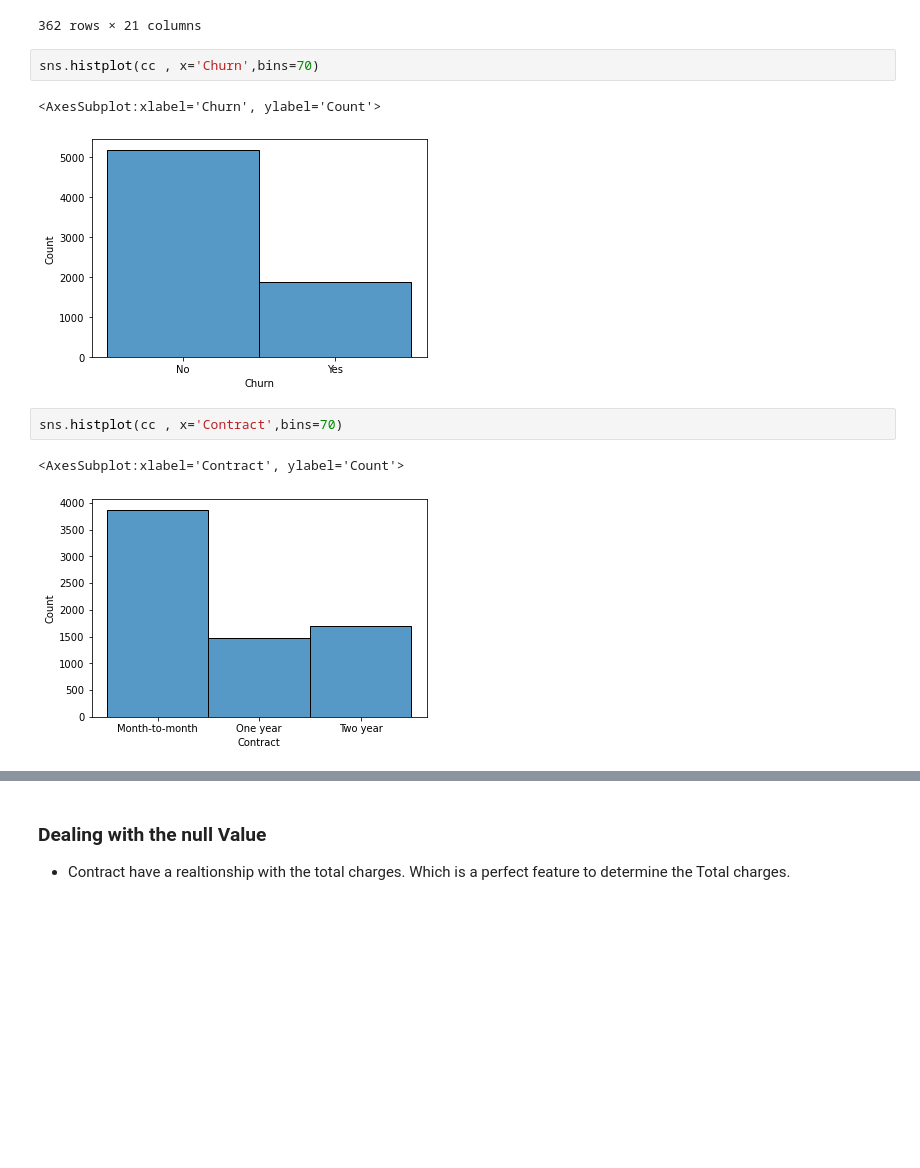
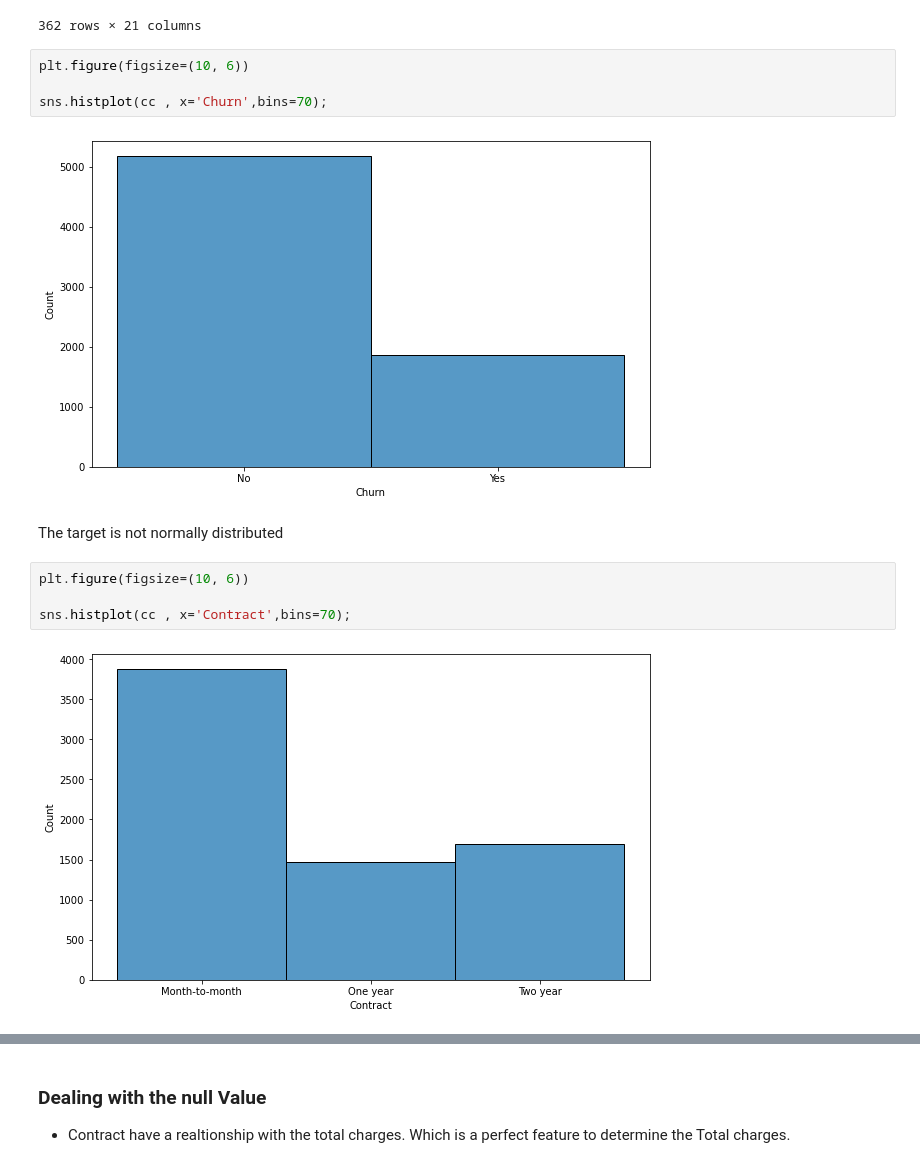
Before and after one commit to ADEYEMIBolaji/customer-churn-2, a Jupyter notebook: customer churn-2.ipynb, the cells around one changed output, grey strips where cells are left out. Cells and saved outputs as stored; diff of their text form; blank space fills up the shorter version.

```diff
--- a/customer churn-2.ipynb
+++ b/customer churn-2.ipynb
@@ -186,13 +185,17 @@ cc[cc['tenure']==72]
 | 7039 | 2234-XADUH | Female | 0 | Yes | Yes | 72 | Yes | Yes | ... |
 362 rows × 21 columns
 # %%
-sns.histplot(cc , x='Churn',bins=70)
+plt.figure(figsize=(10, 6))
+
+sns.histplot(cc , x='Churn',bins=70);
 # %% [output]
-<AxesSubplot:xlabel='Churn', ylabel='Count'>
-[figure, old version]
+[figure, new version]
+# %% [markdown]
+The target is not normally distributed
 # %%
-sns.histplot(cc , x='Contract',bins=70)
+plt.figure(figsize=(10, 6))
+
+sns.histplot(cc , x='Contract',bins=70);
 # %% [output]
-<AxesSubplot:xlabel='Contract', ylabel='Count'>
-[figure, old version]
+[figure, new version]
 # %%
```
Also changed, not shown: parts of 37 cells of this notebook.
